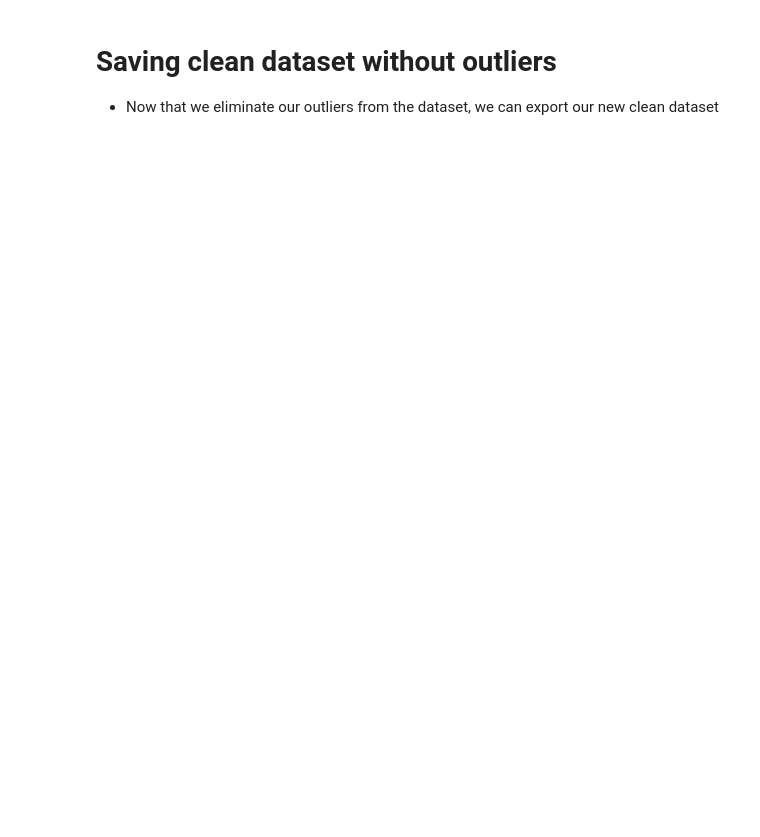
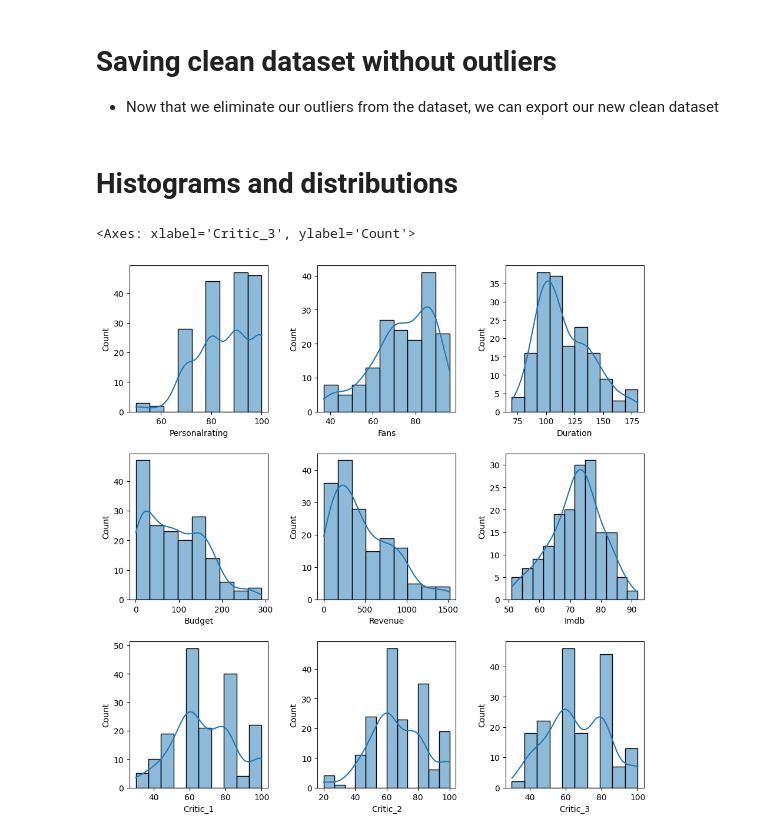
Before and after one commit to Alaninja1209/Did-you-like-the-movie-, a Jupyter notebook: Movie_Dataset_ExploratoryAnalysis.ipynb, the cells around one changed output. Saved outputs shown, nothing was run; the diff lists cells and outputs as text; code cells hidden in the pictures; blank space fills up the shorter version.

```diff
--- a/Movie_Dataset_ExploratoryAnalysis.ipynb
+++ b/Movie_Dataset_ExploratoryAnalysis.ipynb
@@ -411,3 +422,20 @@ sns.boxplot(x=movies['Critic_3'], ax=axes[2,2])
 - Now that we eliminate our outliers from the dataset, we can export our new clean dataset
 # %%
 movies.to_csv('movie_DB3_clean.csv')
+# %% [markdown]
+# Histograms and distributions
+# %%
+fig, axes = plt.subplots(3, 3,figsize=(10,10))
+fig.tight_layout(pad=3)
+sns.histplot(x=movies['Personalrating'], kde=True, ax=axes[0,0])
+sns.histplot(x=movies['Fans'], kde=True, ax=axes[0,1])
+sns.histplot(x=movies['Duration'], kde=True, ax=axes[0,2])
+sns.histplot(x=movies['Budget'], kde=True, ax=axes[1,0])
+sns.histplot(x=movies['Revenue'], kde=True, ax=axes[1,1])
+sns.histplot(x=movies['Imdb'], kde=True, ax=axes[1,2])
+sns.histplot(x=movies['Critic_1'], kde=True, ax=axes[2,0])
+sns.histplot(x=movies['Critic_2'], kde=True, ax=axes[2,1])
+sns.histplot(x=movies['Critic_3'], kde=True, ax=axes[2,2])
+# %% [output]
+<Axes: xlabel='Critic_3', ylabel='Count'>
+[figure, added]
```
Also changed, not shown: parts of 22 cells of this notebook, 1 other file.
